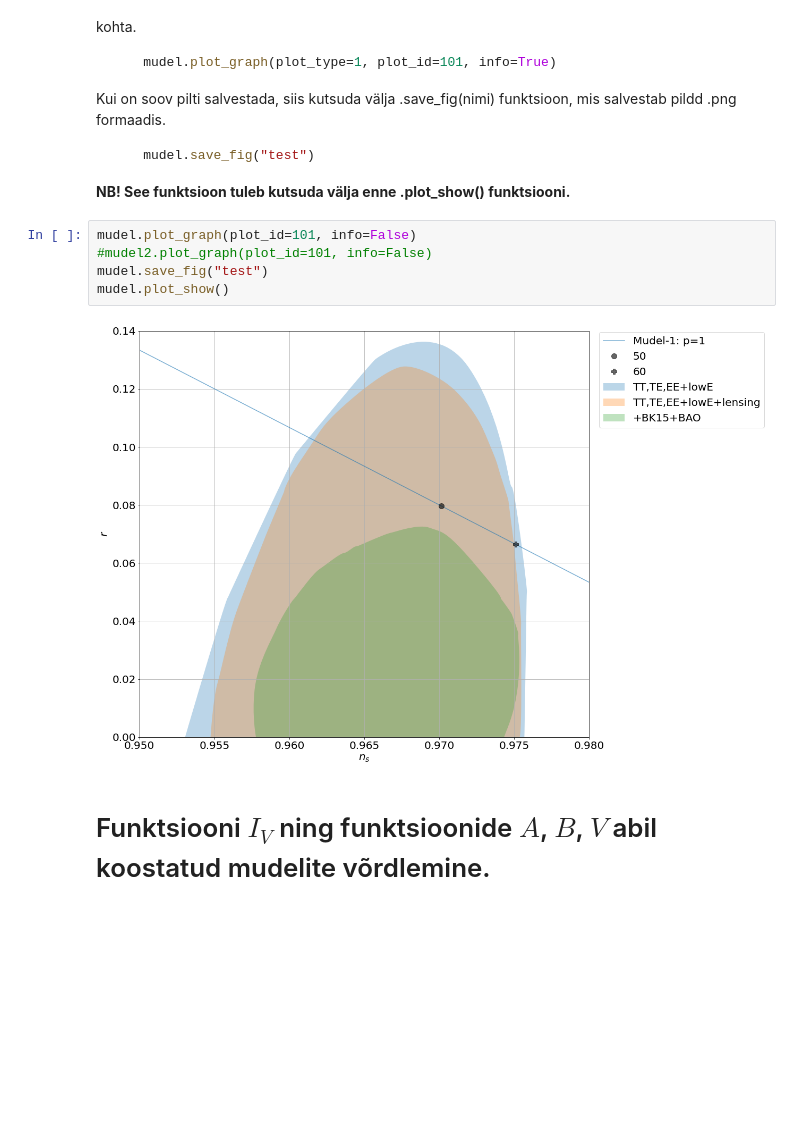
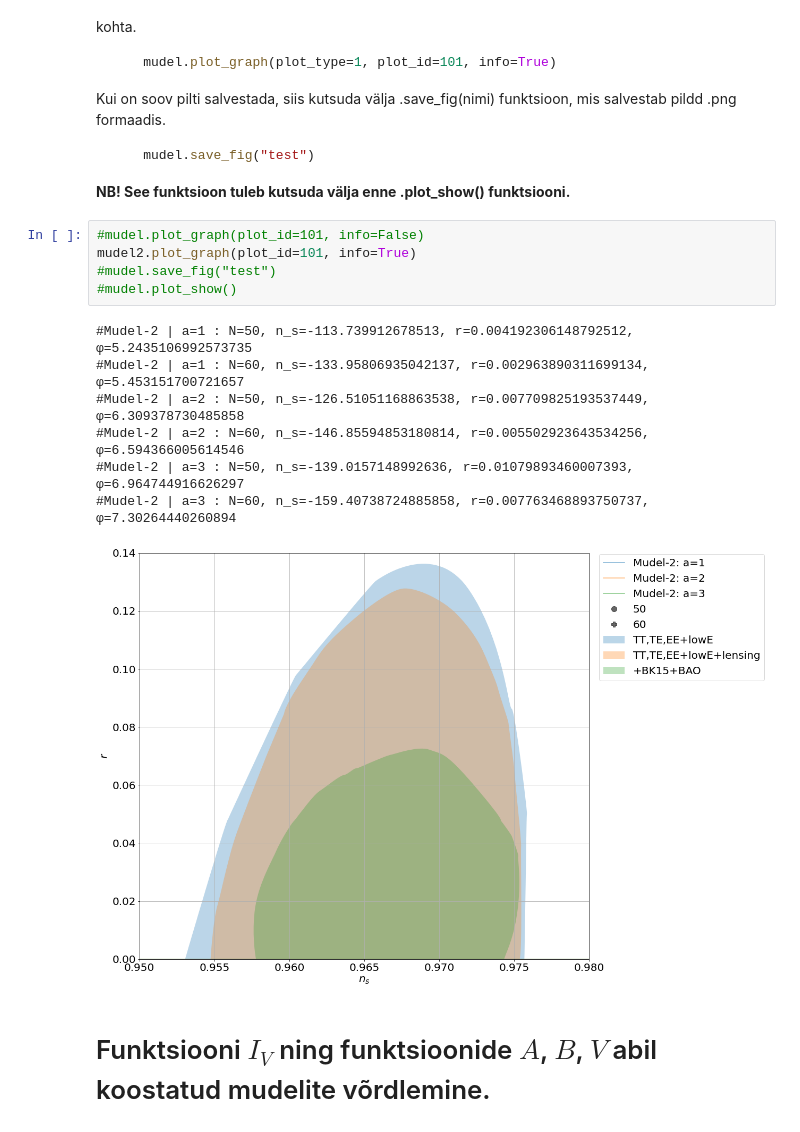
Before and after one commit to vasarm/InflationInJupyter, a Jupyter notebook: worksheetEST.ipynb, the cells around one changed output. Cells and saved outputs as stored; diff of their text form; blank space fills up the shorter version.

````diff
--- a/worksheetEST.ipynb
+++ b/worksheetEST.ipynb
@@ -223,12 +220,18 @@ Kui on soov pilti salvestada, siis kutsuda välja .save_fig(nimi) funktsioon, mi
 ```
 **NB! See funktsioon tuleb kutsuda välja enne .plot_show() funktsiooni.**
 # %%
-mudel.plot_graph(plot_id=101, info=False)
-#mudel2.plot_graph(plot_id=101, info=False)
-mudel.save_fig("test")
-mudel.plot_show()
+#mudel.plot_graph(plot_id=101, info=False)
+mudel2.plot_graph(plot_id=101, info=True)
+#mudel.save_fig("test")
+#mudel.plot_show()
 # %% [output]
+#Mudel-2 | a=1 : N=50, n_s=-113.739912678513, r=0.004192306148792512, φ=5.2435106992573735
+#Mudel-2 | a=1 : N=60, n_s=-133.95806935042137, r=0.002963890311699134, φ=5.453151700721657
+#Mudel-2 | a=2 : N=50, n_s=-126.51051168863538, r=0.007709825193537449, φ=6.309378730485858
+#Mudel-2 | a=2 : N=60, n_s=-146.85594853180814, r=0.005502923643534256, φ=6.594366005614546
+#Mudel-2 | a=3 : N=50, n_s=-139.0157148992636, r=0.01079893460007393, φ=6.964744916626297
+#Mudel-2 | a=3 : N=60, n_s=-159.40738724885858, r=0.007763468893750737, φ=7.30264440260894
-[figure, old version]
+[figure, new version]
 # %% [markdown]
 # Funktsiooni $I_V$ ning funktsioonide $A$, $B$, $V$ abil koostatud mudelite võrdlemine.
 # %% [markdown]
````
Also changed, not shown: parts of 5 cells of this notebook, 3 other files.
